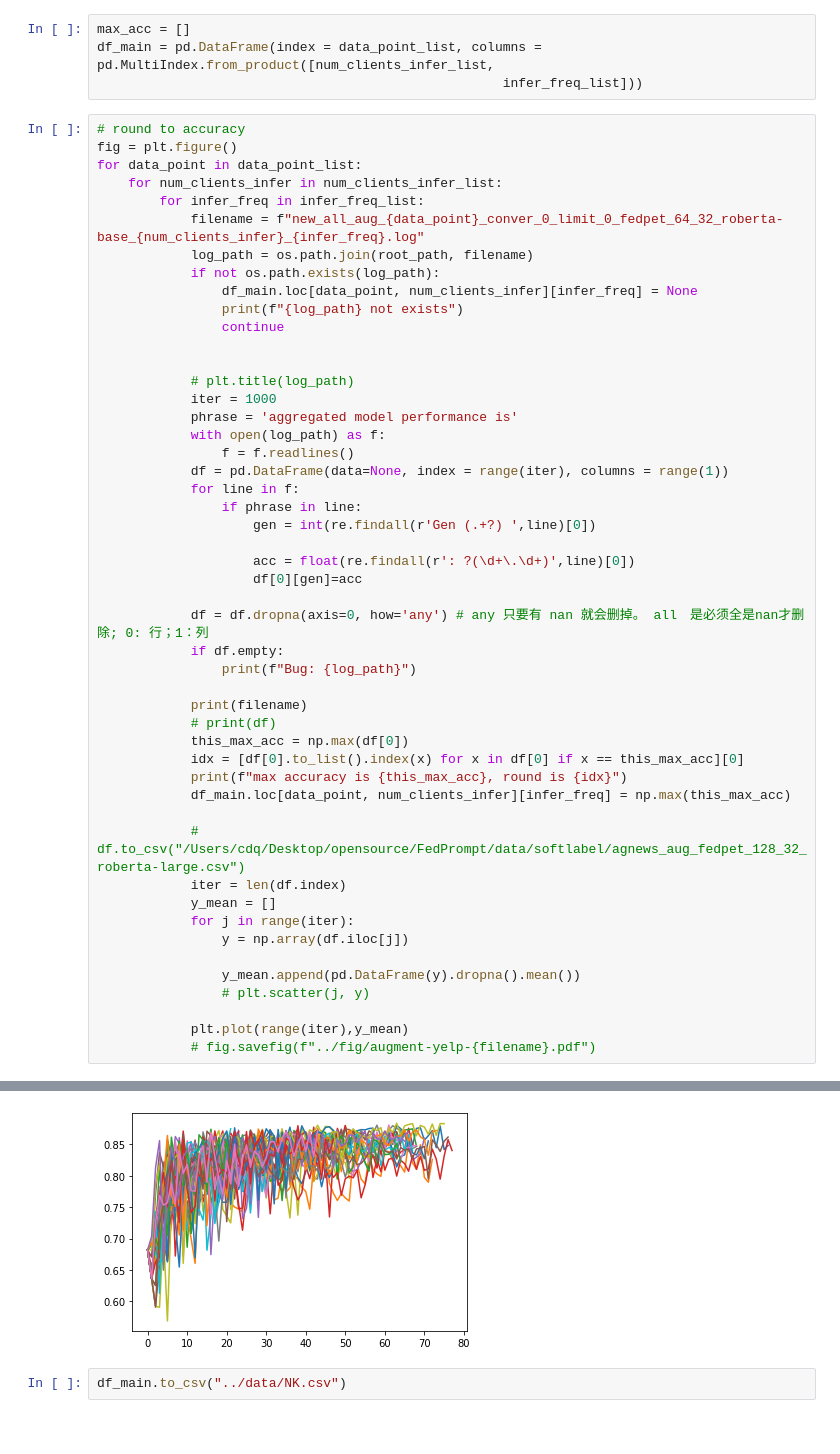
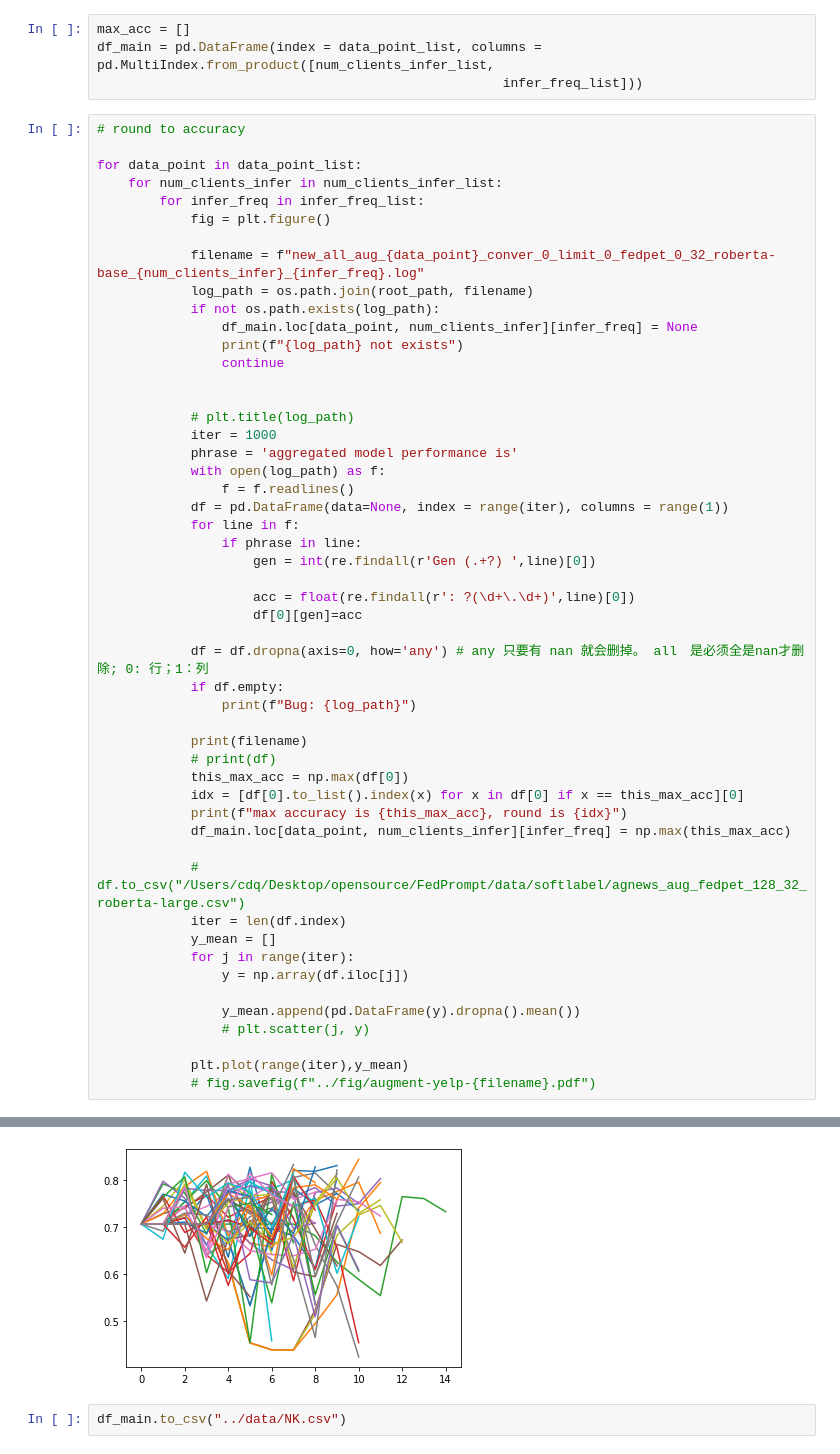
Before and after one commit to UbiquitousLearning/FeS, a Jupyter notebook: script/data_process_NK.ipynb, the cells around one changed output, grey strips where cells are left out. Drawn from its saved outputs; the diff is of its cells as text.

```diff
--- a/script/data_process_NK.ipynb
+++ b/script/data_process_NK.ipynb
@@ -16,11 +16,13 @@ df_main = pd.DataFrame(index = data_point_list, columns = pd.MultiIndex.from_pro
                                                     infer_freq_list]))
 # %%
 # round to accuracy
-fig = plt.figure()
+
 for data_point in data_point_list:
     for num_clients_infer in num_clients_infer_list:
         for infer_freq in infer_freq_list:
-            filename = f"new_all_aug_{data_point}_conver_0_limit_0_fedpet_64_32_roberta-base_{num_clients_infer}_{infer_freq}.log"
+            fig = plt.figure()
+
+            filename = f"new_all_aug_{data_point}_conver_0_limit_0_fedpet_0_32_roberta-base_{num_clients_infer}_{infer_freq}.log"
             log_path = os.path.join(root_path, filename)
             if not os.path.exists(log_path):
                 df_main.loc[data_point, num_clients_infer][infer_freq] = None
@@ -84,4 +86,4 @@ max accuracy is 0.8722368421052632, round is 43
-[figure, old version]
+[figure, new version]
 # %%
 df_main.to_csv("../data/NK.csv")
 # %%
```
Also changed, not shown: parts of 1 cell of this notebook, 4 other files.
